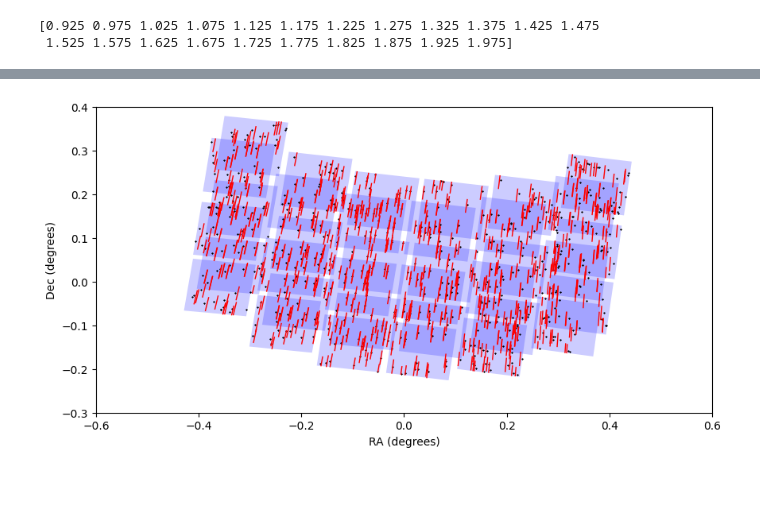
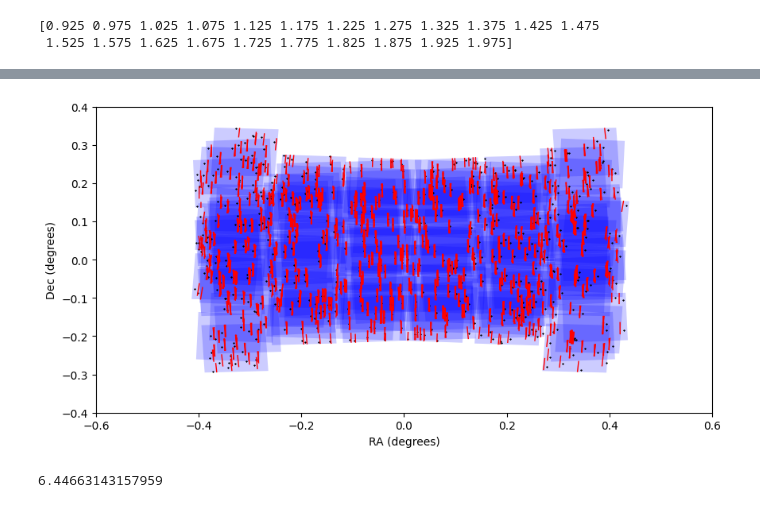
Before and after one commit to roman-grs-pit/relativefluxcalibration_test, a Jupyter notebook: wavelength_dependent_sca_grism.ipynb, the cells around one changed output, grey strips where cells are left out. Cells and saved outputs as stored; diff of their text form; code cells hidden in the pictures.

```diff
--- a/wavelength_dependent_sca_grism.ipynb
+++ b/wavelength_dependent_sca_grism.ipynb
@@ -70,7 +69,7 @@ decpa = 0.087
 rapa = 0.0
 decoffl = [decpa,decpa,-decpa,-decpa]
 raoffl = [rapa,rapa/3,-rapa/3,-rapa]
-pa_off = 10
+pa_off = 0
 pal = [-2.5+pa_off,2.5+pa_off,177.5+pa_off,182.5+pa_off]
 pa = pal[0]
 decoff = decoffl[0]#decpa/2
@@ -78,7 +77,7 @@ raoff = raoffl[0]
 
 pointing_coords = []
 
-survey = 1
+survey = 3
 
 if survey == 0:
     pointing_coords.append([ra0+raoff, dec0+decoff, pa])
@@ -87,6 +86,16 @@ elif survey == 1:
         decoff = decoffl[0]#decpa/2
         raoff = raoffl[0]
         pointing_coords.append([ra0+raoff+dith*dithstep[0], dec0+decoff+dith*dithstep[1], pa])
+elif survey == 2:
+    for pa,decoff,raoff in zip(pal,decoffl,raoffl):
+        pointing_coords.append([ra0+raoff, dec0+decoff, pa])
+elif survey == 3:
+    for pa,decoff,raoff in zip(pal,decoffl,raoffl):
+        for dith in range(0,ndith):
+            #decoff = decpa/2
+            #if pa > 100:
+            #    decoff = -decpa/2
+            pointing_coords.append([ra0+raoff+dith*dithstep[0], dec0+decoff+dith*dithstep[1], pa])
 # %%
 footprints = {}
 
@@ -198,7 +130,7 @@ for footprint in exp:
 plt.title("4 roman exposures RA = 0, Dec = 0, PA = {}".format(exp))
 
 stars_x = (np.random.rand(ns) - 0.5)*0.9
-stars_y = (np.random.rand(ns) - 0.4)*0.6
+stars_y = (np.random.rand(ns) - 0.5)*0.8
 
 # stars_x = np.linspace(-0.5,0.5, 100)
 # stars_x = np.tile(stars_x, 100)
@@ -272,6 +204,16 @@ sig_lam = 0.1
 
 true_k -= np.mean(true_k)
 Nstars  = stars_obs.shape[0] #observed number of stars
+
+exists_in_exp = np.zeros((Nexp, Nstars), dtype=bool)
+
+for i in exp:
+    mask = np.zeros(Nstars, dtype=bool) #initialise all false
+        #loop through every detector (theres probably a faster way to do this)
+        #do path contains points for each exposure
+    path = footprints[i]['path']
+    mask |= path.contains_points(stars_obs)
+    exists_in_exp[i-1] = mask
 # %%
 fig, ax = plt.subplots(figsize = (10,5))
 for footprint in exp:
@@ -284,7 +226,7 @@ for footprint in exp:
 
 plt.plot(stars_obs[:,0], stars_obs[:,1], "*", color = "black", markersize = 1)
 plt.xlim(-0.6, 0.6)
-plt.ylim(-0.3, 0.4)
+plt.ylim(-0.4, 0.4)
 
 # plt.xlim(-0.45, -0.30)
 # plt.ylim(-0.08, 0.08)
@@ -296,38 +238,39 @@ stars_wvl = {key: val for key, val in zip(master_bins, [[] for _ in range(wvl_bi
 
 star_colors = ['red', 'green', 'blue', 'orange', 'purple', 'brown', 'cyan']
 starids = np.arange(len(stars_obs))
 
 for i in range(len(exp)):
     star_mask = exists_in_exp[i]
     stars_in_exp = stars_obs[star_mask]
     stars_in_exp_ids = starids[star_mask]
     stars_in_exp_true_bright = true_brightness[star_mask]
     for star, id, bright in zip(stars_in_exp, stars_in_exp_ids, stars_in_exp_true_bright):
         fid = (i + 1)
         scaid = fid - 18 * np.floor((fid) / 18)  # Adjust fiducial ID to be in range 1-18
         if scaid == 0:
             scaid = 18
         det_coord = quad_to_square_transform(star[0], star[1], footprints[fid]['vertices'], src_size=4088)
         det_pixl = np.floor(det_coord)
         coeff = optmod._get_beam_trace(det_pixl[0], det_pixl[1], scaid, width=1, order="+1")
         x_binned, y_binned, colors, select_on_detector, bins = bin_cut(coeff)
         px, py = square_to_quad_transform(x_binned, y_binned, footprints[fid]['vertices'], src_size=4088)
 
         temp_dict = {key: val for key, val in [(bin, coord) for bin, coord in zip(bins, np.array([px,py]).T)]}
         plt.plot(px,py, color="red", lw = 1)
-        for b,x,y,t in zip(bins, px, py, rescaled):
-            stars_wvl[b].append((fid, id, bright*t, x, y))
+        for b,x,y in zip(bins, px, py):
+            stars_wvl[b].append((fid, id, bright, x, y))
 
 for b in stars_wvl.keys():
     stars_wvl[b] = np.array(stars_wvl[b])
 
-# plt.xlim(-0.4, -0.30)
-# plt.ylim(-0.08, 0.08)
-
-# plt.gca().invert_yaxis()
-# Display the plot
 plt.xlabel('RA (degrees)')
 plt.ylabel('Dec (degrees)')
 plt.show()
 # %% [output]
-[figure, old version]
+[figure, new version]
+# %%
+start = time.time()
+cali = run_calibration(stars_wvl, exp, stars_obs, sig_ij, sigk, true_brightness, true_k, rescaled)
+print(time.time() - start)
+# %% [output]
+6.44663143157959
```
Also changed, not shown: parts of 27 cells of this notebook, 1 other file.
